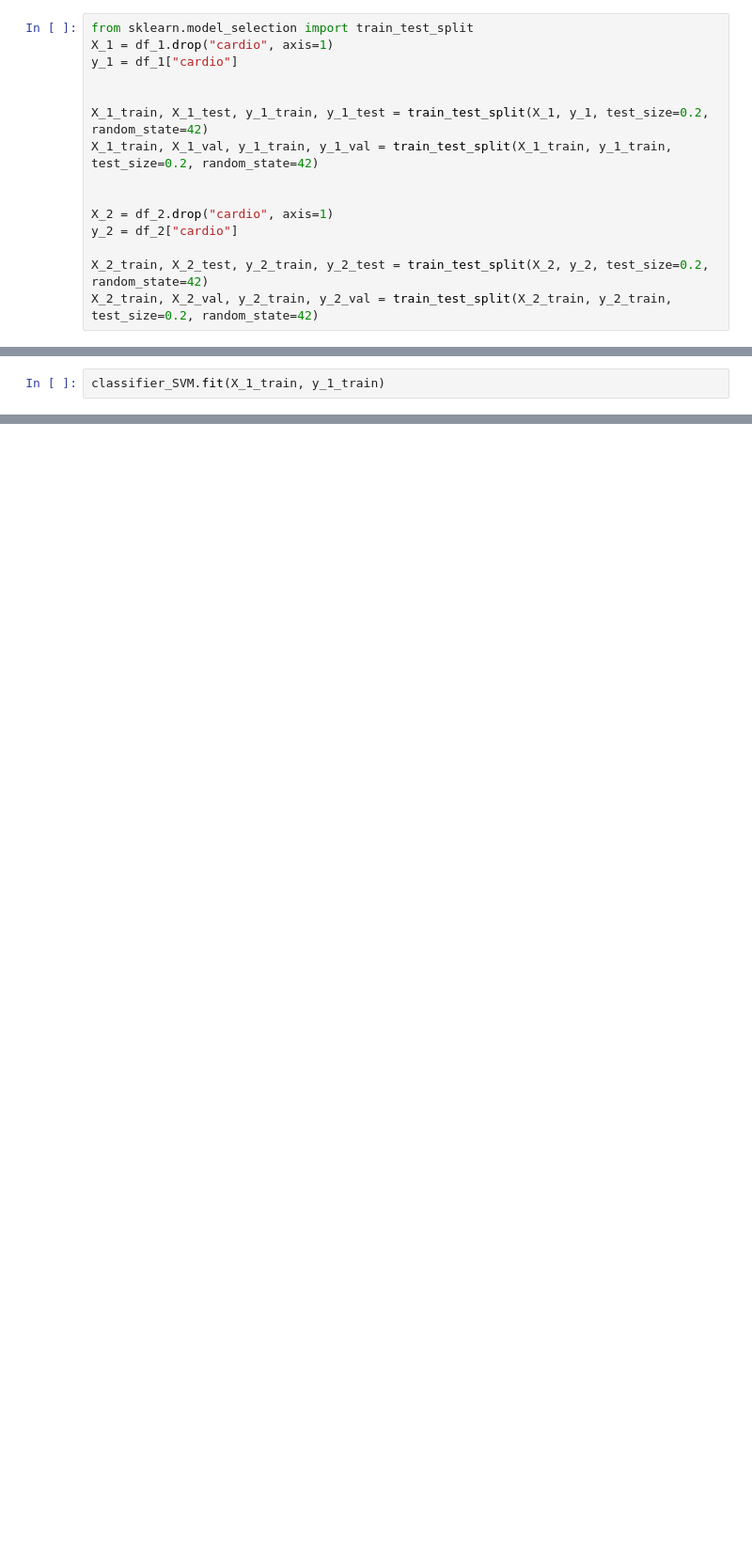
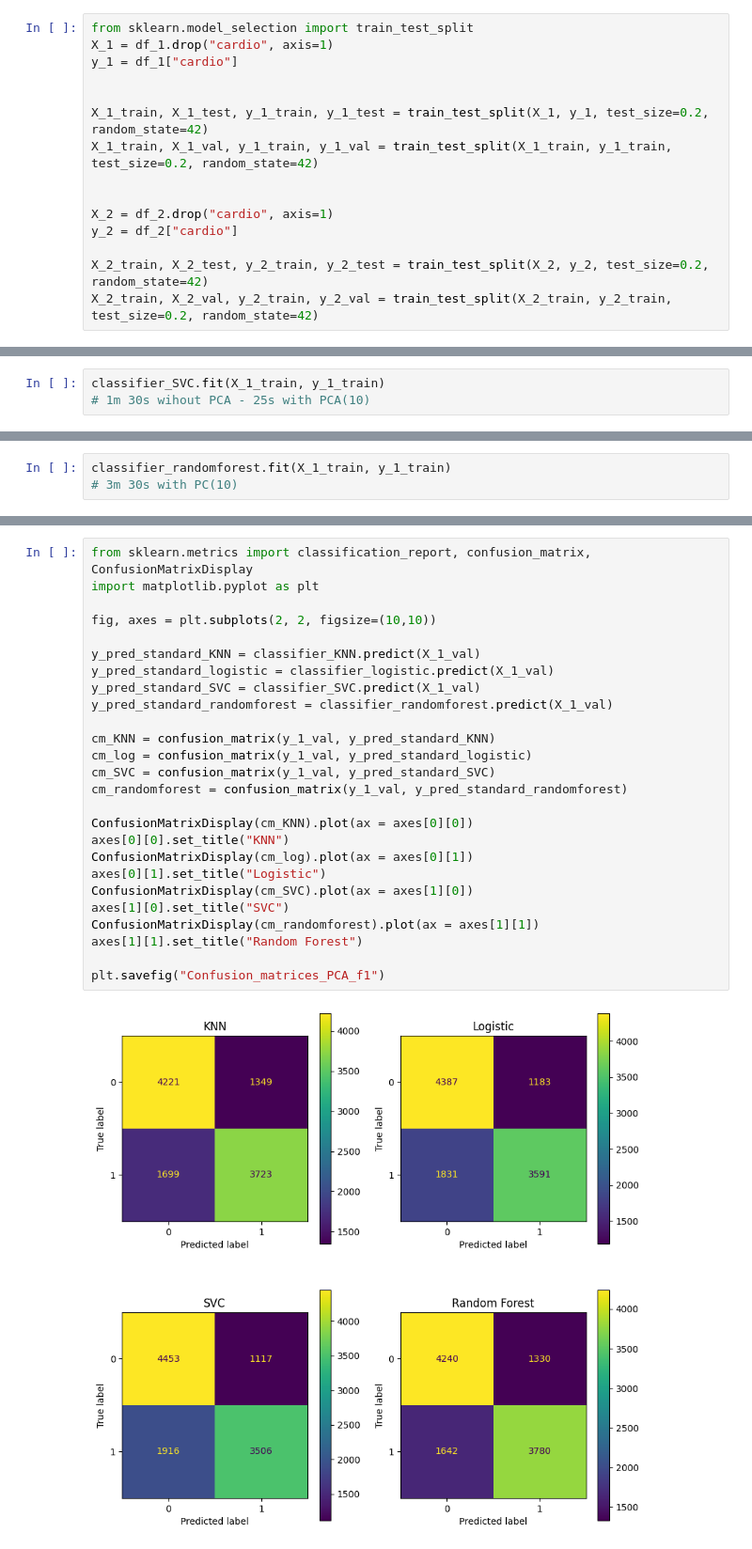
Before and after one commit to HakanAkerblom/Machine-learning-Hakan-Akerblom, a Jupyter notebook: Laboration/EDA_heart.ipynb, the cells around one changed output, grey strips where cells are left out. Shown at 94% size. Saved outputs shown, nothing was run; the diff lists cells and outputs as text; blank space fills up the shorter version.

Commit message:
matrices

```diff
--- a/Laboration/EDA_heart.ipynb
+++ b/Laboration/EDA_heart.ipynb
@@ -493,0 +545,3 @@ GridSearchCV(cv=5,
+# %%
+classifier_SVC.fit(X_1_train, y_1_train)
+# 1m 30s wihout PCA - 25s with PCA(10)
@@ -494,2 +555,3 @@ GridSearchCV(cv=5,
 # %%
-classifier_SVM.fit(X_1_train, y_1_train)
+classifier_randomforest.fit(X_1_train, y_1_train)
+# 3m 30s with PC(10)
@@ -515,4 +588,32 @@ classifier_SVM.best_estimator_.get_params()
  'log__tol': 0.0001,
  'log__verbose': 0,
  'log__warm_start': False}
+# %%
+from sklearn.metrics import classification_report, confusion_matrix, ConfusionMatrixDisplay
+import matplotlib.pyplot as plt
+
+fig, axes = plt.subplots(2, 2, figsize=(10,10))
+
+y_pred_standard_KNN = classifier_KNN.predict(X_1_val)
+y_pred_standard_logistic = classifier_logistic.predict(X_1_val)
+y_pred_standard_SVC = classifier_SVC.predict(X_1_val)
+y_pred_standard_randomforest = classifier_randomforest.predict(X_1_val)
+
+cm_KNN = confusion_matrix(y_1_val, y_pred_standard_KNN)
+cm_log = confusion_matrix(y_1_val, y_pred_standard_logistic)
+cm_SVC = confusion_matrix(y_1_val, y_pred_standard_SVC)
+cm_randomforest = confusion_matrix(y_1_val, y_pred_standard_randomforest)
+
+ConfusionMatrixDisplay(cm_KNN).plot(ax = axes[0][0])
+axes[0][0].set_title("KNN")
+ConfusionMatrixDisplay(cm_log).plot(ax = axes[0][1])
+axes[0][1].set_title("Logistic")
+ConfusionMatrixDisplay(cm_SVC).plot(ax = axes[1][0])
+axes[1][0].set_title("SVC")
+ConfusionMatrixDisplay(cm_randomforest).plot(ax = axes[1][1])
+axes[1][1].set_title("Random Forest")
+
+plt.savefig("Confusion_matrices_PCA_f1")
+# %% [output]
+[figure, added]
 # %%
```
Also changed, not shown: parts of 12 cells of this notebook, 6 other files.
